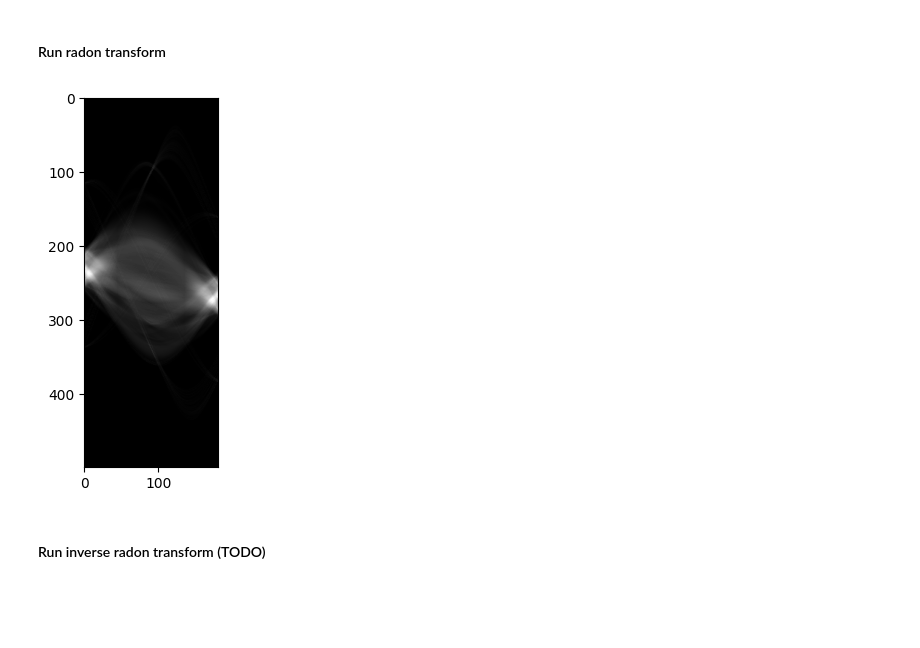
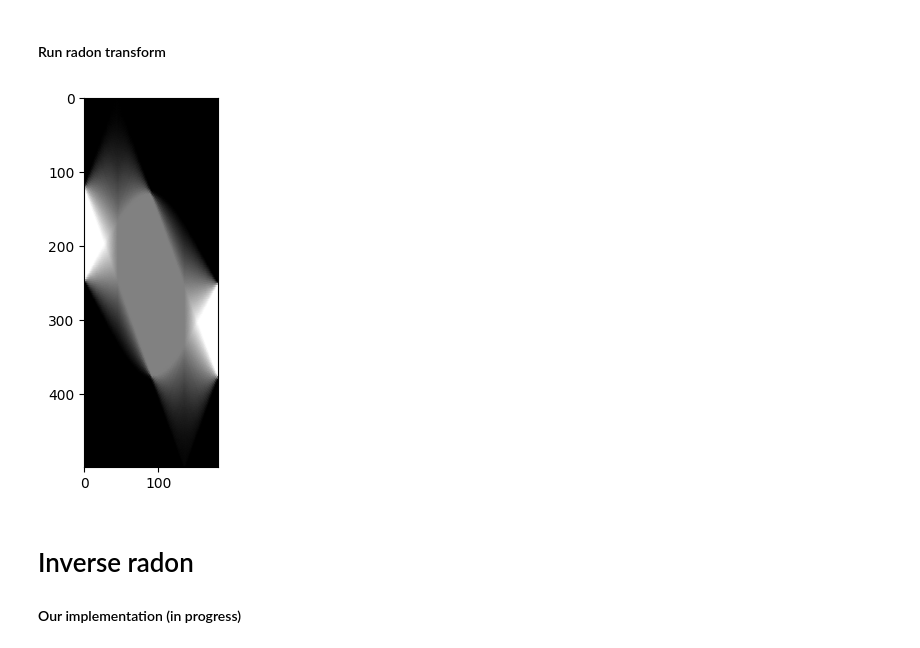
Before and after one commit to kamil271e/CT-scan, a Jupyter notebook: tomograf.ipynb, the cells around one changed output. Drawn from its saved outputs; the diff is of its cells as text; code cells hidden in the pictures; blank space fills up the shorter version.

Commit message:
Few fixes and inverse radon in progress

```diff
--- a/tomograf.ipynb
+++ b/tomograf.ipynb
@@ -27,16 +27,14 @@ for file in filenames:
     diagonal = np.round(np.sqrt(h**2 + w**2)).astype(int)
     new_shape = (diagonal, diagonal)
     large_img = np.zeros(new_shape)
-    cx = (diagonal - h) // 2
-    cy = (diagonal - w) // 2
-    large_img[cy:cy+h, cx:cx+w] = img
+    x0 = (diagonal - h) // 2
+    y0 = (diagonal - w) // 2
+    large_img[y0:y0+h, x0:x0+w] = img
 
     images[file.split('.')[0]] = large_img
 # %% [markdown]
 # Bresenham algorithm
 # %%
-# source: https://eduinf.waw.pl/inf/utils/002_roz/2008_06.php
-
 def bresenham(p1, p2):
     assert isinstance(p1, tuple), "First argument should be tuple"
     assert isinstance(p2, tuple), "Second argument should be tuple"
@@ -47,30 +45,28 @@ def bresenham(p1, p2):
     dx = abs(x2-x1)
     dy = abs(y2-y1)
 
-    if x1 < x2:
-        sx = 1
-    else:
-        sx = -1
-    if y1 < y2:
-        sy = 1
-    else:
-        sy = -1
+    if x1 < x2: dir_x = 1
+    else: dir_x = -1
+
+    if y1 < y2: dir_y = 1
+    else: dir_y = -1
+
     err = dx - dy
 
     while True:
         pixels.append((x1, y1))
         if x1 == x2 and y1 == y2:
             break
-        e2 = 2 * err
-        if e2 > -dy:
+        e = 2 * err
+        if e > -dy:
             err -= dy
-            x1 += sx
-        if e2 < dx:
+            x1 += dir_x
+        if e < dx:
             err += dx
-            y1 += sy
+            y1 += dir_y
 
     return pixels
 
 
-print(bresenham((2,2), (-1,-1)))
+print(bresenham((1,1), (6,5)))
 # %% [output]
@@ -126,36 +119,44 @@ interactive(children=(Dropdown(description='_image', options=('CT_ScoutView', 'K
 # %% [markdown]
 #### Run radon transform
 # %%
+img  = rescale(img, scale=0.2) # little worse effect but much faster
 x0, y0 = img.shape[0] // 2, img.shape[1] // 2 # center coordinates
 angles = np.arange(0, 180 + delta, delta)
 sinogram = np.zeros((len(angles), detector_num))
+beam_points = np.zeros((len(angles), detector_num, 2, 2))
 r = img.shape[0] / 2
 
 for i, alpha in enumerate(angles):
     angles_det = np.deg2rad(np.linspace(0, phi, detector_num) + alpha - phi/2)
     angles_emit = np.deg2rad(np.linspace(0, phi, detector_num) + alpha - phi/2 + 180)
 
     detectors = np.zeros((detector_num, 2), dtype=int)
     emitters = np.zeros((detector_num, 2), dtype=int)
 
     for j, (angle_det, angle_emit) in enumerate(zip(angles_det, angles_emit)):
         xd = np.round(r * np.cos(angle_det) - x0).astype(int)
         yd = np.round(r * np.sin(angle_det) - y0).astype(int)
         xe = np.round(r * np.cos(angle_emit) - x0).astype(int)
         ye = np.round(r * np.sin(angle_emit) - y0).astype(int)
         detectors[j][0], detectors[j][1] = xd, yd
         emitters[detector_num-j-1][0], emitters[detector_num-j-1][1] = xe, ye
+        for (ii, jj), point in zip(zip([0,0,1,1],[0,1,0,1]), [xd,yd,xe,ye]): # 00,01,10,11
+            if ii == 0:
+                beam_points[i, j, ii, jj] = point # detectors
+            else:
+                beam_points[len(angles) - i - 1, detector_num - j - 1, ii, jj] = point # emmiters
 
     pixels = np.zeros(detector_num, None)
     for j, (det_coord, emit_coord) in enumerate(zip(detectors, emitters)):
         beam_coord = bresenham(tuple(det_coord), tuple(emit_coord))
         pixels[j] = np.sum([img[coord] for coord in beam_coord])
 
     sinogram[i,] = pixels
     plt.imshow(sinogram.T, cmap='gray')
     plt.show()
     IPython.display.clear_output(wait=True)
 # %% [output]
-[figure, old version]
+[figure, new version]
 # %% [markdown]
-#### Run inverse radon transform (TODO)
+# Inverse radon
+#### Our implementation (in progress)
```
Also changed, not shown: parts of 8 cells of this notebook.
